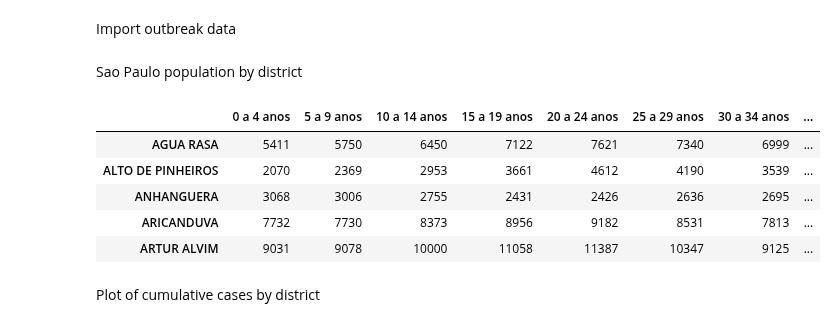
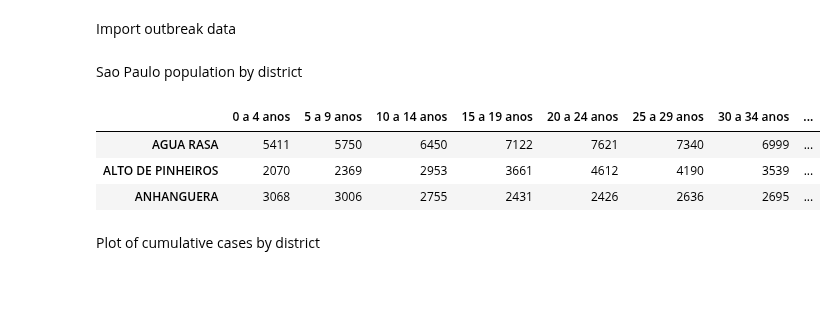
Before and after one commit to fonnesbeck/SaoPauloMeasles, a Jupyter notebook: Non-Spatial Measles Model.ipynb, the cells around one changed output. Drawn from its saved outputs; the diff is of its cells as text; code cells hidden in the pictures; blank space fills up the shorter version.

```diff
--- a/Non-Spatial Measles Model.ipynb
+++ b/Non-Spatial Measles Model.ipynb
@@ -37,14 +31,12 @@ _names = sp_pop.index.values
 _names[_names=='BRASILANDIA'] = 'BRAZILANDIA'
 sp_pop.set_index(_names, inplace = True)
 # %%
-sp_pop.head()
+sp_pop.head(3)
 # %% [output]
 |  | 0 a 4 anos | 5 a 9 anos | 10 a 14 anos | 15 a 19 anos | 20 a 24 anos | 25 a 29 anos | 30 a 34 anos | ... |
 | AGUA RASA | 5411 | 5750 | 6450 | 7122 | 7621 | 7340 | 6999 | ... |
 | ALTO DE PINHEIROS | 2070 | 2369 | 2953 | 3661 | 4612 | 4190 | 3539 | ... |
 | ANHANGUERA | 3068 | 3006 | 2755 | 2431 | 2426 | 2636 | 2695 | ... |
-| ARICANDUVA | 7732 | 7730 | 8373 | 8956 | 9182 | 8531 | 7813 | ... |
-| ARTUR ALVIM | 9031 | 9078 | 10000 | 11058 | 11387 | 10347 | 9125 | ... |
 # %% [markdown]
 Plot of cumulative cases by district
 # %%
```
Also changed, not shown: parts of 47 cells of this notebook, 3 other files.
